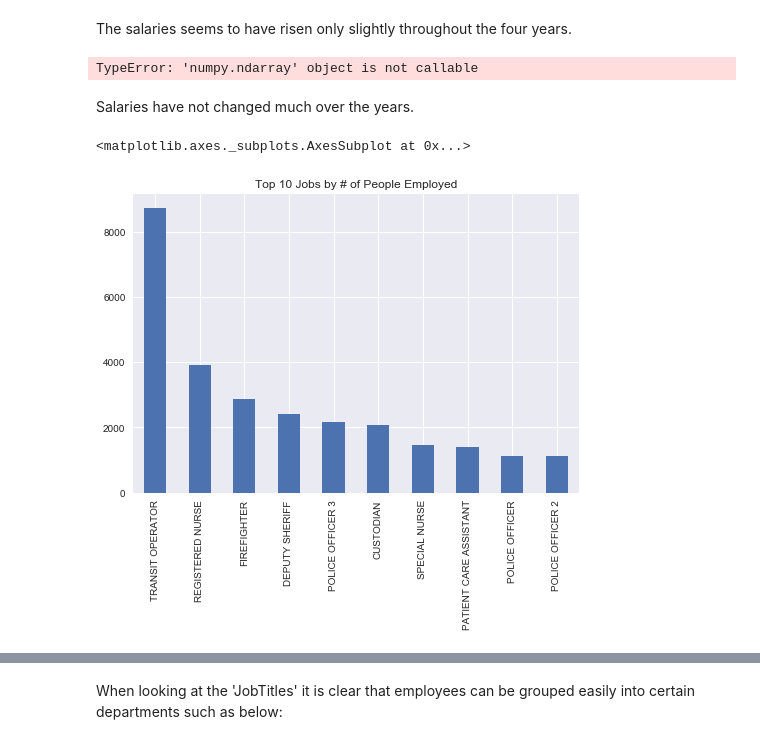
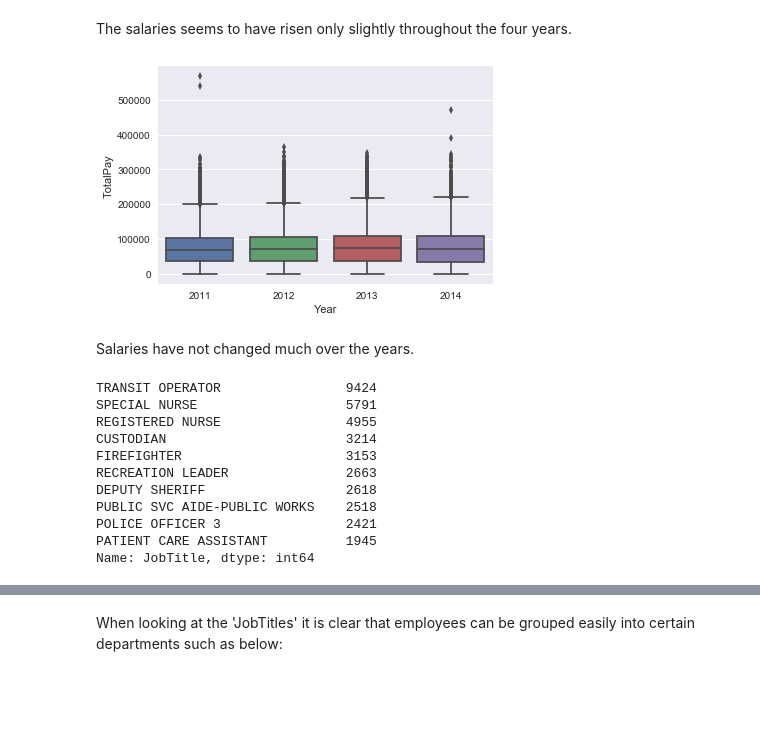
Before and after one commit to ababen/DataIntensive, a Jupyter notebook: Capstone/DataStory-SF-Final.ipynb, the cells around one changed output, grey strips where cells are left out. Drawn from its saved outputs; the diff is of its cells as text; code cells hidden in the pictures; blank space fills up the shorter version.

```diff
--- a/Capstone/DataStory-SF-Final.ipynb
+++ b/Capstone/DataStory-SF-Final.ipynb
@@ -249,27 +253,41 @@ The salaries seems to have risen only slightly throughout the four years.
 # %%
 # Average Paid by year
 sf_yr = sf
 sf_yr = sf_yr[['Year', "TotalPay"]].groupby('Year').median()
 #sf_yr = sf_yr[['Year', "TotalPay"]].groupby('Year').mean()
 sf_yr = sf_yr.unstack().head()
-#viz1 = sns.boxplot(x = "Year", y="TotalPay", data = sf)
+viz1 = sns.boxplot(x = "Year", y="TotalPay", data = sf)
 #viz1 = sns.plt.title('Average Total Paid by Year')
 #viz1
 #sf_yr.plot(kind='bar')
 #sf_yr = sns.barplot(data = sf_yr, x = 'Year', y = 'TotalPay')
 
-ggplot(aes(), data=sf_yr) +\
-    geom_boxplot()
+#ggplot(aes(), data=sf_yr) +\
+#    geom_boxplot()
 # %% [output]
-TypeError: 'numpy.ndarray' object is not callable
+[figure, added]
 # %% [markdown]
 Salaries have not changed much over the years.
 # %%
 viz2 = sf['JobTitle'].value_counts().head(10)
-viz2.plot(title = "Top 10 Jobs by # of People Employed", kind = 'bar')
+#viz2.plot(title = "Top 10 Jobs by # of People Employed", kind = 'bar')
+viz2
+#[:,0:0]
+#ggplot(aes(x='viz2.', y='TotalPay'), data=viz2) +\
+#    geom_bar(fill='lightblue') +\
+#    ggtitle("Total Employees by Year")
 # %% [output]
-<matplotlib.axes._subplots.AxesSubplot at 0x...>
+TRANSIT OPERATOR                9424
+SPECIAL NURSE                   5791
+REGISTERED NURSE                4955
+CUSTODIAN                       3214
+FIREFIGHTER                     3153
+RECREATION LEADER               2663
+DEPUTY SHERIFF                  2618
+PUBLIC SVC AIDE-PUBLIC WORKS    2518
+POLICE OFFICER 3                2421
+PATIENT CARE ASSISTANT          1945
+Name: JobTitle, dtype: int64
-[figure, removed]
 # %%
 # sf[['Year', "TotalPay"]].groupby('Year').mean()
 viz3 = sf[['JobTitle', 'TotalPay']].head()
```
Also changed, not shown: parts of 17 cells of this notebook.
